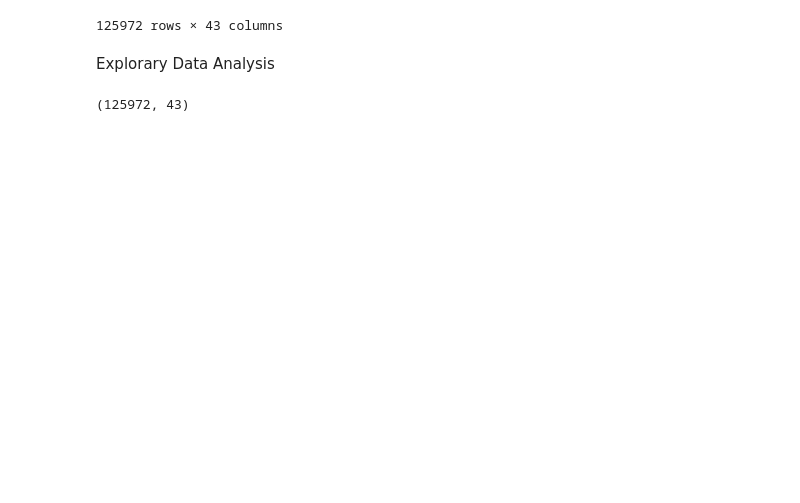
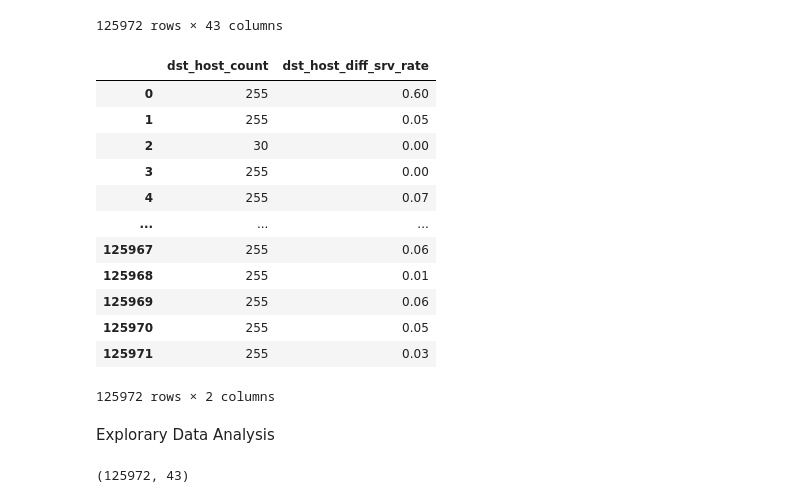
Before and after one commit to roguetech/ML-NIDS, a Jupyter notebook: Network_Instrusion_detection.ipynb, the cells around one changed output. Cells and saved outputs as stored; diff of their text form; code cells hidden in the pictures; blank space fills up the shorter version.

```diff
--- a/Network_Instrusion_detection.ipynb
+++ b/Network_Instrusion_detection.ipynb
@@ -52,6 +52,22 @@ training_set
 | 125970 | 0 | tcp | klogin | S0 | 0 | 0 | 0 | 0 | 0 | ... |
 | 125971 | 0 | tcp | ftp_data | SF | 151 | 0 | 0 | 0 | 0 | ... |
 125972 rows × 43 columns
+# %%
+training_set.iloc[:, [31,34]]
+# %% [output]
+|  | dst_host_count | dst_host_diff_srv_rate |
+| 0 | 255 | 0.60 |
+| 1 | 255 | 0.05 |
+| 2 | 30 | 0.00 |
+| 3 | 255 | 0.00 |
+| 4 | 255 | 0.07 |
+| ... | ... | ... |
+| 125967 | 255 | 0.06 |
+| 125968 | 255 | 0.01 |
+| 125969 | 255 | 0.06 |
+| 125970 | 255 | 0.05 |
+| 125971 | 255 | 0.03 |
+125972 rows × 2 columns
 # %% [markdown]
 Explorary Data Analysis
 # %%
```
Also changed, not shown: parts of 20 cells of this notebook.
